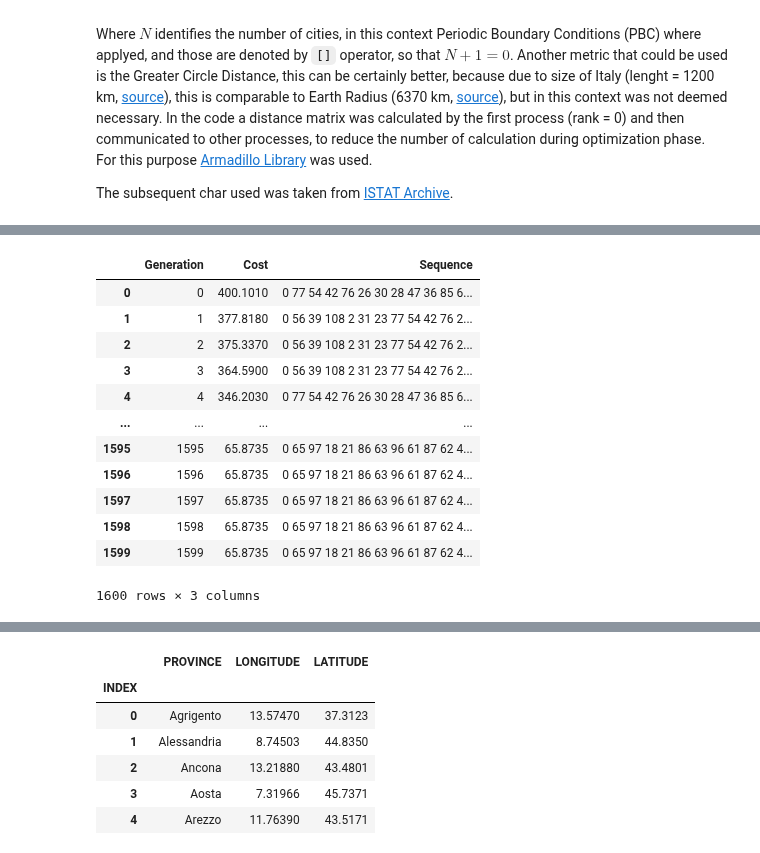
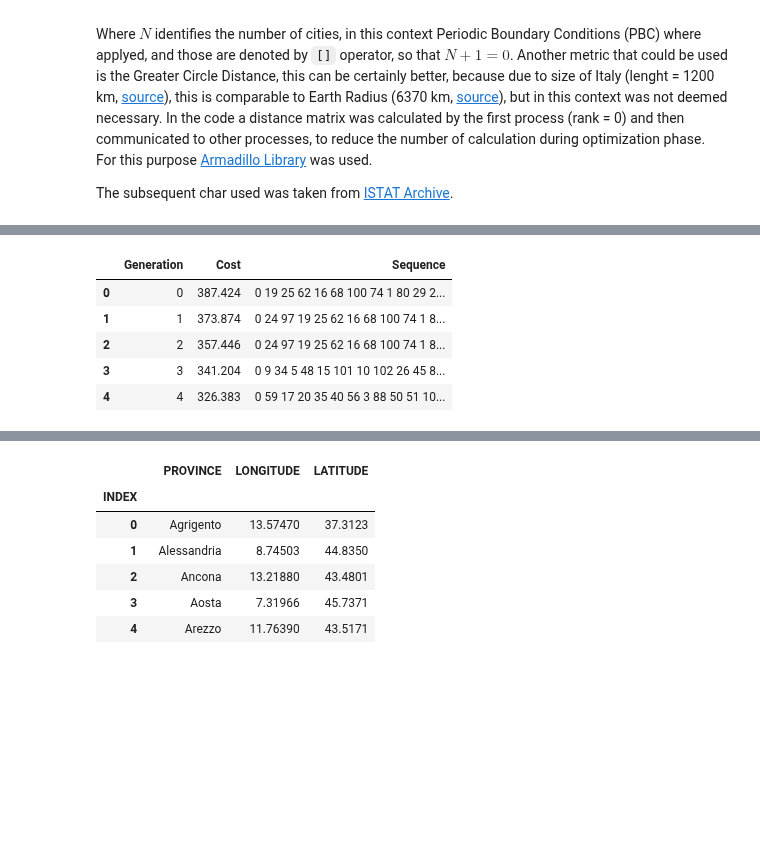
Before and after one commit to RandDouble/SimulazioneNumerica, a Jupyter notebook: LSN_Exercises_10.ipynb, the cells around one changed output, grey strips where cells are left out. Saved outputs shown, nothing was run; the diff lists cells and outputs as text; code cells hidden in the pictures; blank space fills up the shorter version.

```diff
--- a/LSN_Exercises_10.ipynb
+++ b/LSN_Exercises_10.ipynb
@@ -71,4 +159,7 @@ data
 
 multiprocess_cost_dir = Path("eser_10/results/multi_thread/")
 multiprocess_cost_dfs = [pd.read_csv(file) for file in multiprocess_cost_dir.glob("gen_report_thread*.csv")]
-multiprocess_cost_dfs
+# multiprocess_cost_dfs
+
+independent_cost_dir = Path("eser_10/results/indipendent_thread/")
+independent_cost_dfs = [pd.read_csv(file) for file in independent_cost_dir.glob("gen_report_thread*.csv")]
@@ -93,41 +166,36 @@ multiprocess_cost_dfs
 # %%
 def get_min_cost_dataframe(multiprocess_cost_dfs):
     # Initialize an empty list to store the rows with the minimum cost
     min_cost_rows = []
 
     # Get the number of rows in each dataframe (assuming all have the same number of rows)
     num_rows = len(multiprocess_cost_dfs[0])
 
     # Iterate through each row index
     for i in range(num_rows):
         # Extract the rows from each dataframe at the current index
         rows = [df.iloc[i] for df in multiprocess_cost_dfs]
 
         # Find the row with the minimum cost
         min_cost_row = min(rows, key=lambda row: row['Cost'])
 
         # Append the row with the minimum cost to the list
         min_cost_rows.append(min_cost_row)
 
     # Construct a new dataframe from the list of minimum cost rows
     min_cost_df = pd.DataFrame(min_cost_rows)
 
     return min_cost_df
 
 # Use the function to get the dataframe with minimum costs
-min_cost_df = get_min_cost_dataframe(multiprocess_cost_dfs)
-min_cost_df
+min_multi_cost_df = get_min_cost_dataframe(multiprocess_cost_dfs)
+min_independent_cost_df = get_min_cost_dataframe(independent_cost_dfs)
+min_multi_cost_df.head()
+min_independent_cost_df.head()
 # %% [output]
 |  | Generation | Cost | Sequence |
-| 0 | 0 | 400.1010 | 0 77 54 42 76 26 30 28 47 36 85 6... |
-| 1 | 1 | 377.8180 | 0 56 39 108 2 31 23 77 54 42 76 2... |
-| 2 | 2 | 375.3370 | 0 56 39 108 2 31 23 77 54 42 76 2... |
-| 3 | 3 | 364.5900 | 0 56 39 108 2 31 23 77 54 42 76 2... |
-| 4 | 4 | 346.2030 | 0 77 54 42 76 26 30 28 47 36 85 6... |
-| ... | ... | ... | ... |
-| 1595 | 1595 | 65.8735 | 0 65 97 18 21 86 63 96 61 87 62 4... |
-| 1596 | 1596 | 65.8735 | 0 65 97 18 21 86 63 96 61 87 62 4... |
-| 1597 | 1597 | 65.8735 | 0 65 97 18 21 86 63 96 61 87 62 4... |
-| 1598 | 1598 | 65.8735 | 0 65 97 18 21 86 63 96 61 87 62 4... |
-| 1599 | 1599 | 65.8735 | 0 65 97 18 21 86 63 96 61 87 62 4... |
+| 0 | 0 | 387.424 | 0 19 25 62 16 68 100 74 1 80 29 2... |
+| 1 | 1 | 373.874 | 0 24 97 19 25 62 16 68 100 74 1 8... |
+| 2 | 2 | 357.446 | 0 24 97 19 25 62 16 68 100 74 1 8... |
+| 3 | 3 | 341.204 | 0 9 34 5 48 15 101 10 102 26 45 8... |
+| 4 | 4 | 326.383 | 0 59 17 20 35 40 56 3 88 50 51 10... |
-1600 rows × 3 columns
```
Also changed, not shown: parts of 13 cells of this notebook, 12 other files.
